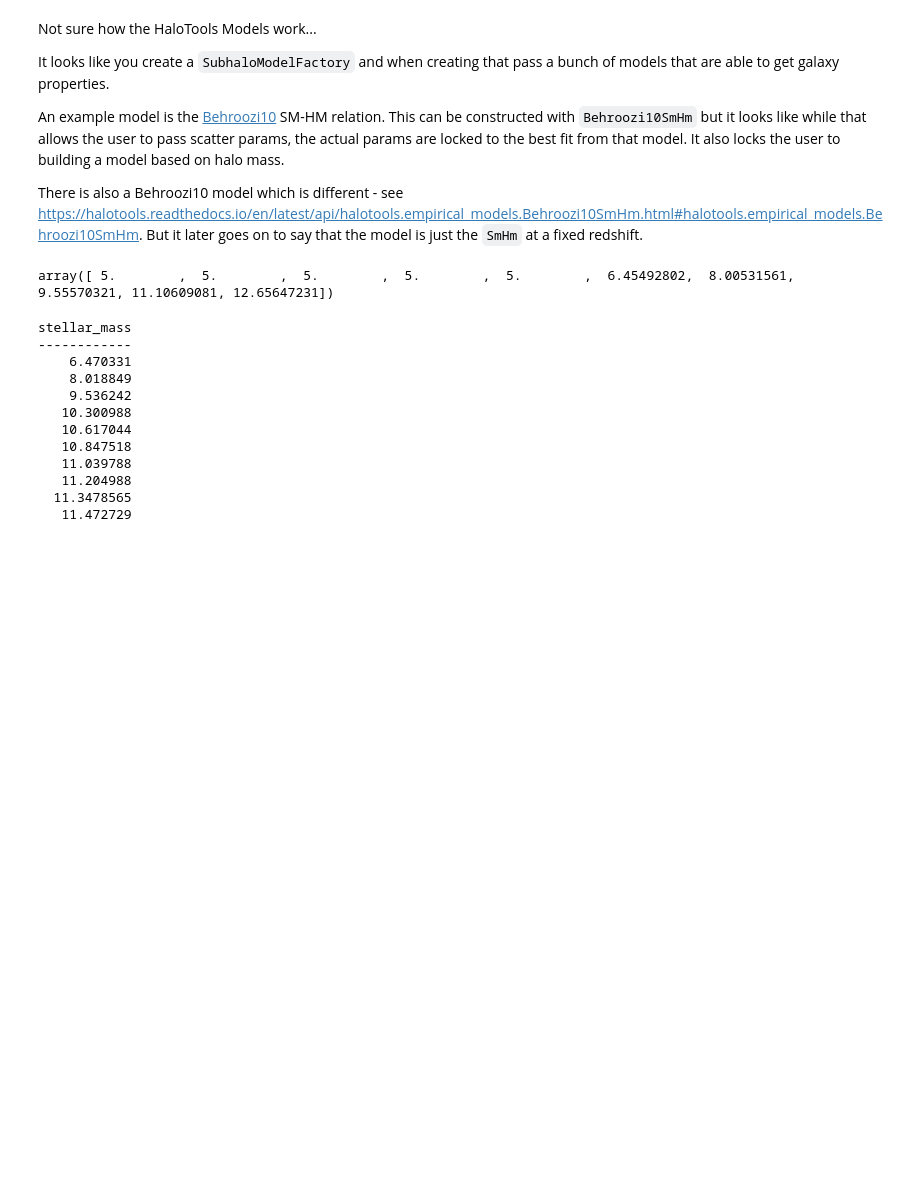
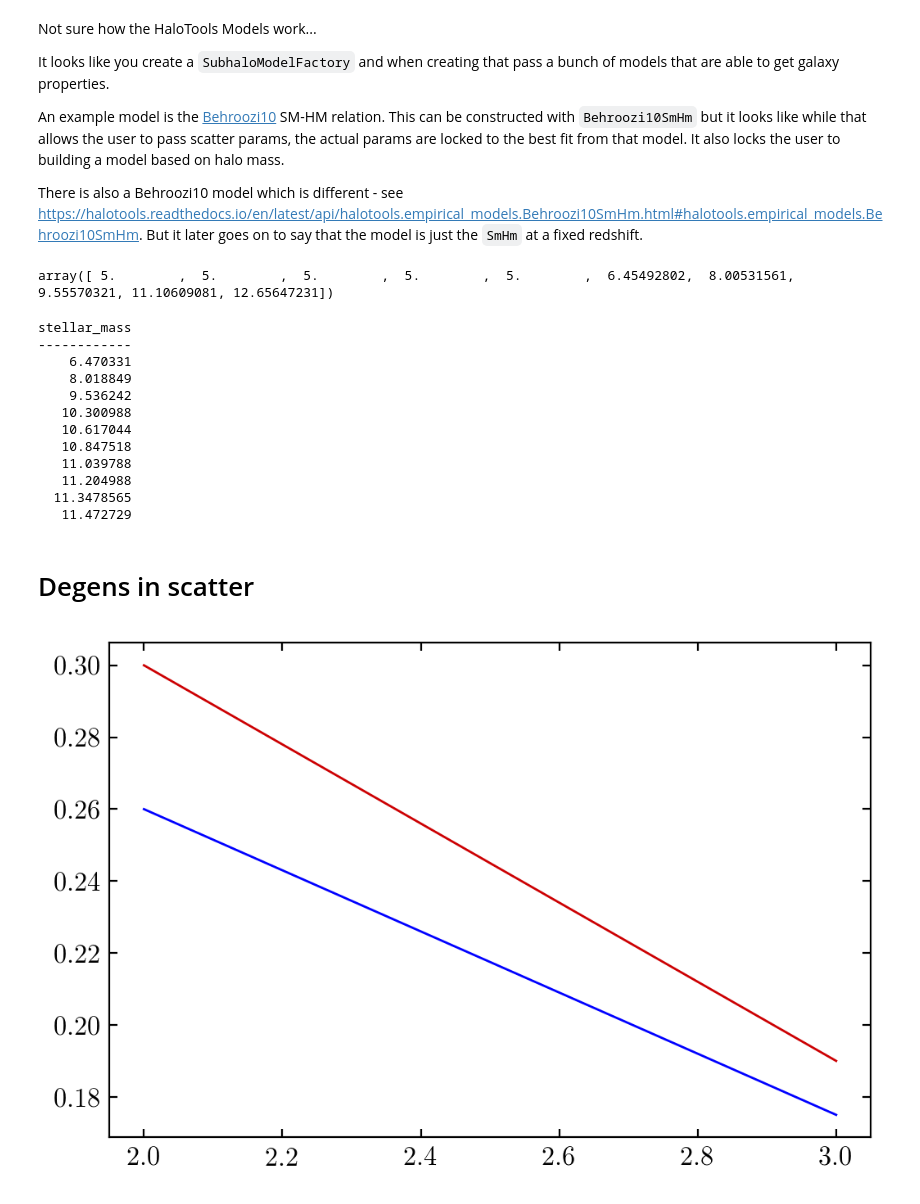
Before and after one commit to gsallabe/thesis_satellite_fraction, a Jupyter notebook: cb/appendix.ipynb, the cells around one changed output. Cells and saved outputs as stored; diff of their text form; code cells hidden in the pictures; blank space fills up the shorter version.

```diff
--- a/cb/appendix.ipynb
+++ b/cb/appendix.ipynb
@@ -292,3 +292,16 @@ stellar_mass
    11.204988
   11.3478565
    11.472729
+# %% [markdown]
+# Degens in scatter
+# %%
+intercepts = [0.52, 0.43]
+slopes = [-0.11, -0.085]
+
+vmax = np.array([2,3])
+
+_, ax = plt.subplots()
+for i in range(len(intercepts)):
+    ax.plot(vmax, intercepts[i] + slopes[i] * vmax)
+# %% [output]
+[figure, added]
```
Also changed, not shown: 1 other file.
